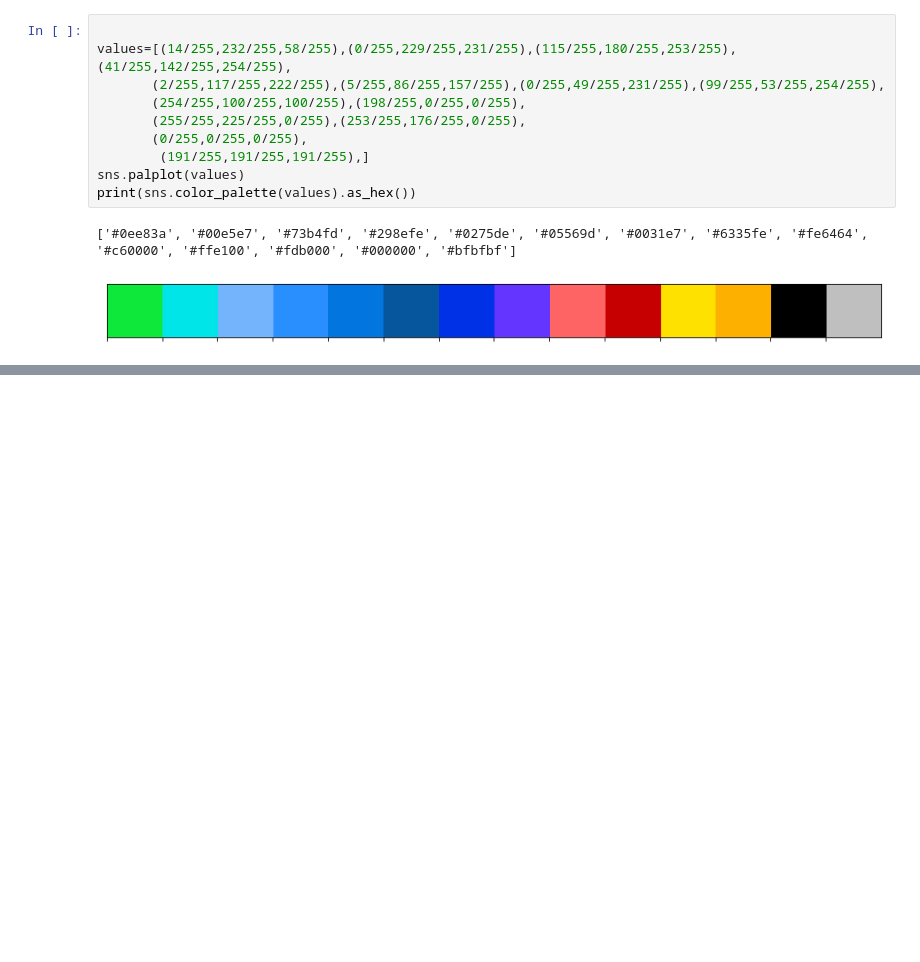
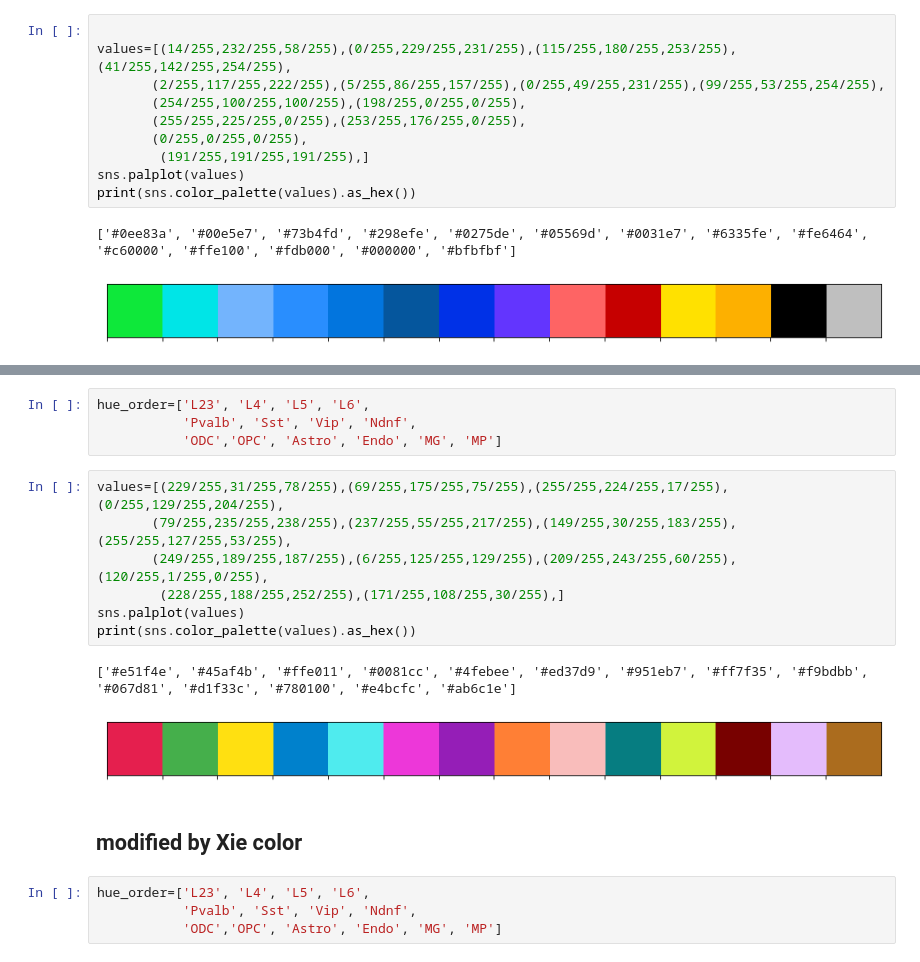
Before and after one commit to remember-past/Template, a Jupyter notebook: python/plot_example/color_list/color_list_notebook.ipynb, the cells around one changed output, grey strips where cells are left out. Cells and saved outputs as stored; diff of their text form; blank space fills up the shorter version.

```diff
--- a/python/plot_example/color_list/color_list_notebook.ipynb
+++ b/python/plot_example/color_list/color_list_notebook.ipynb
@@ -511,0 +531,20 @@ print(sns.color_palette(values).as_hex())
+# %%
+hue_order=['L23', 'L4', 'L5', 'L6',
+           'Pvalb', 'Sst', 'Vip', 'Ndnf',
+           'ODC','OPC', 'Astro', 'Endo', 'MG', 'MP']
+# %%
+values=[(229/255,31/255,78/255),(69/255,175/255,75/255),(255/255,224/255,17/255),(0/255,129/255,204/255),
+       (79/255,235/255,238/255),(237/255,55/255,217/255),(149/255,30/255,183/255),(255/255,127/255,53/255),
+       (249/255,189/255,187/255),(6/255,125/255,129/255),(209/255,243/255,60/255),(120/255,1/255,0/255),
+        (228/255,188/255,252/255),(171/255,108/255,30/255),]
+sns.palplot(values)
+print(sns.color_palette(values).as_hex())
+# %% [output]
+['#e51f4e', '#45af4b', '#ffe011', '#0081cc', '#4febee', '#ed37d9', '#951eb7', '#ff7f35', '#f9bdbb', '#067d81', '#d1f33c', '#780100', '#e4bcfc', '#ab6c1e']
+[figure, added]
+# %% [markdown]
+## modified by Xie color
+# %%
+hue_order=['L23', 'L4', 'L5', 'L6',
+           'Pvalb', 'Sst', 'Vip', 'Ndnf',
+           'ODC','OPC', 'Astro', 'Endo', 'MG', 'MP']
```
Also changed, not shown: parts of 15 cells of this notebook.
